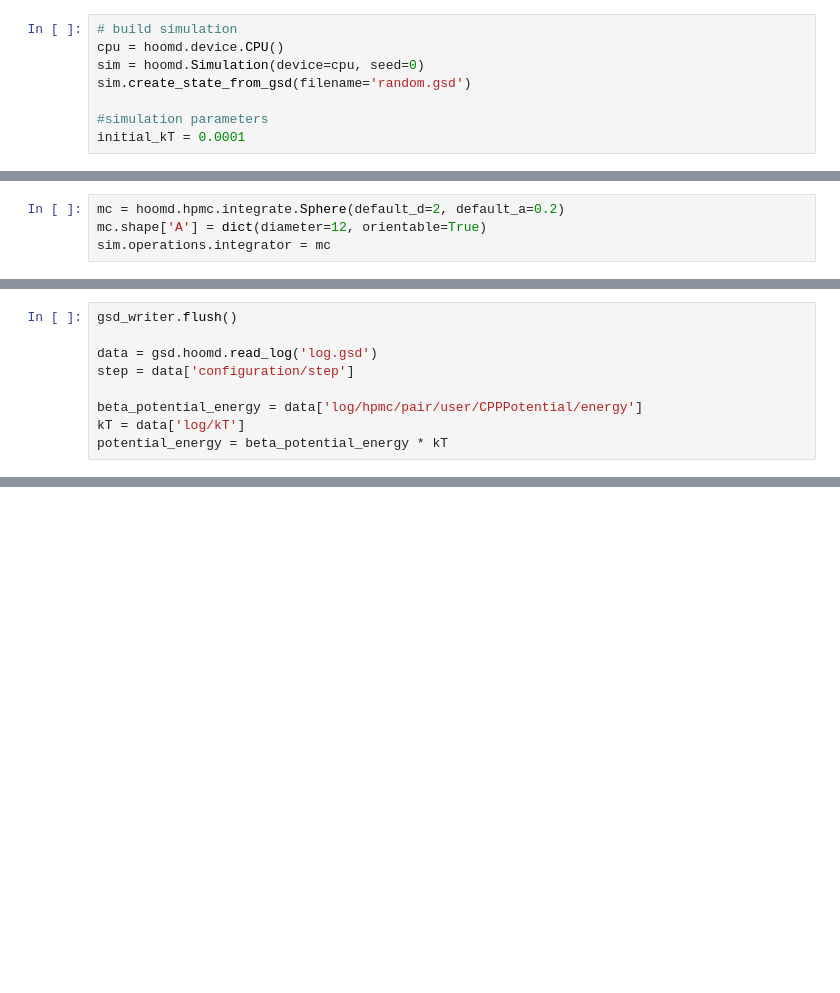
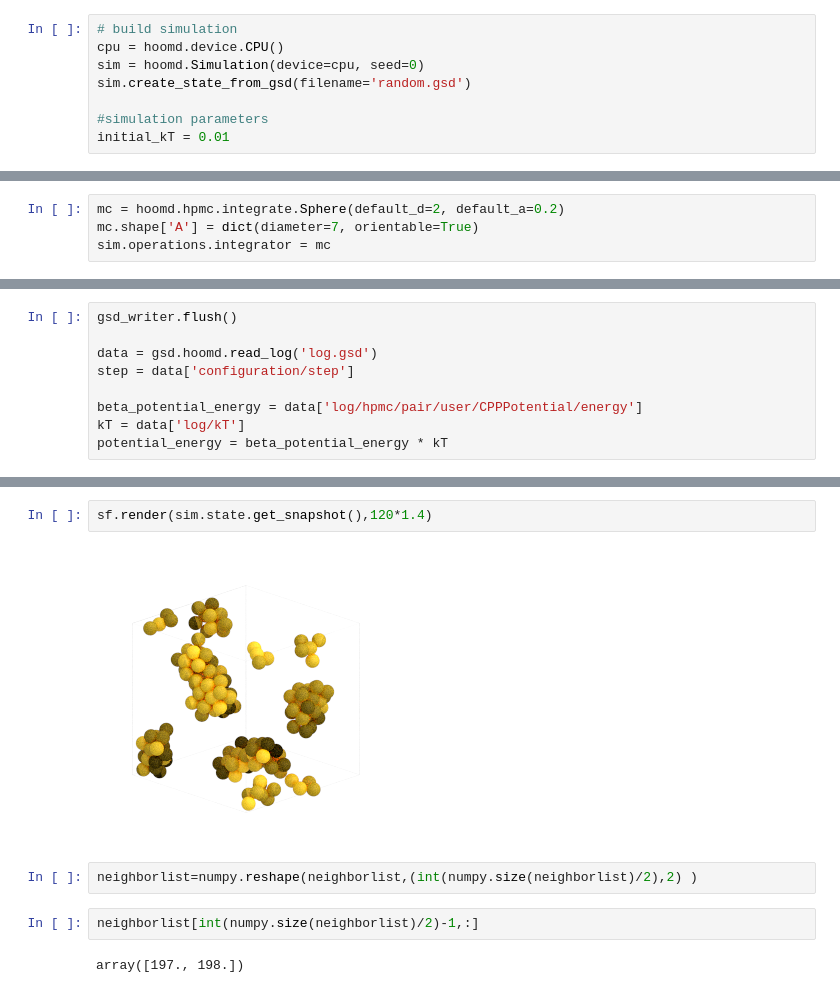
Before and after one commit to ACJESS1/Microtubule-Modelling, a Jupyter notebook: RDFbook-Square Well.ipynb, the cells around one changed output, grey strips where cells are left out. Cells and saved outputs as stored; diff of their text form; blank space fills up the shorter version.

```diff
--- a/RDFbook-Square Well.ipynb
+++ b/RDFbook-Square Well.ipynb
@@ -15,4 +15,4 @@ sim = hoomd.Simulation(device=cpu, seed=0)
 sim.create_state_from_gsd(filename='random.gsd')
 
 #simulation parameters
-initial_kT = 0.0001
+initial_kT = 0.01
@@ -28,6 +19,6 @@ patch_param_array = numpy.append(tarrt,initial_kT)
 # %%
 mc = hoomd.hpmc.integrate.Sphere(default_d=2, default_a=0.2)
-mc.shape['A'] = dict(diameter=12, orientable=True)
+mc.shape['A'] = dict(diameter=7, orientable=True)
 sim.operations.integrator = mc
 # %%
 patch_code = f"""
@@ -109,0 +92,10 @@ plt.hist(distlog,bins=20,range=[0,15])
+# %%
+sf.render(sim.state.get_snapshot(),120*1.4)
+# %% [output]
+[figure, added]
+# %%
+neighborlist=numpy.reshape(neighborlist,(int(numpy.size(neighborlist)/2),2) )
+# %%
+neighborlist[int(numpy.size(neighborlist)/2)-1,:]
+# %% [output]
+array([197., 198.])
```
Also changed, not shown: parts of 19 cells of this notebook, 16 other files.
